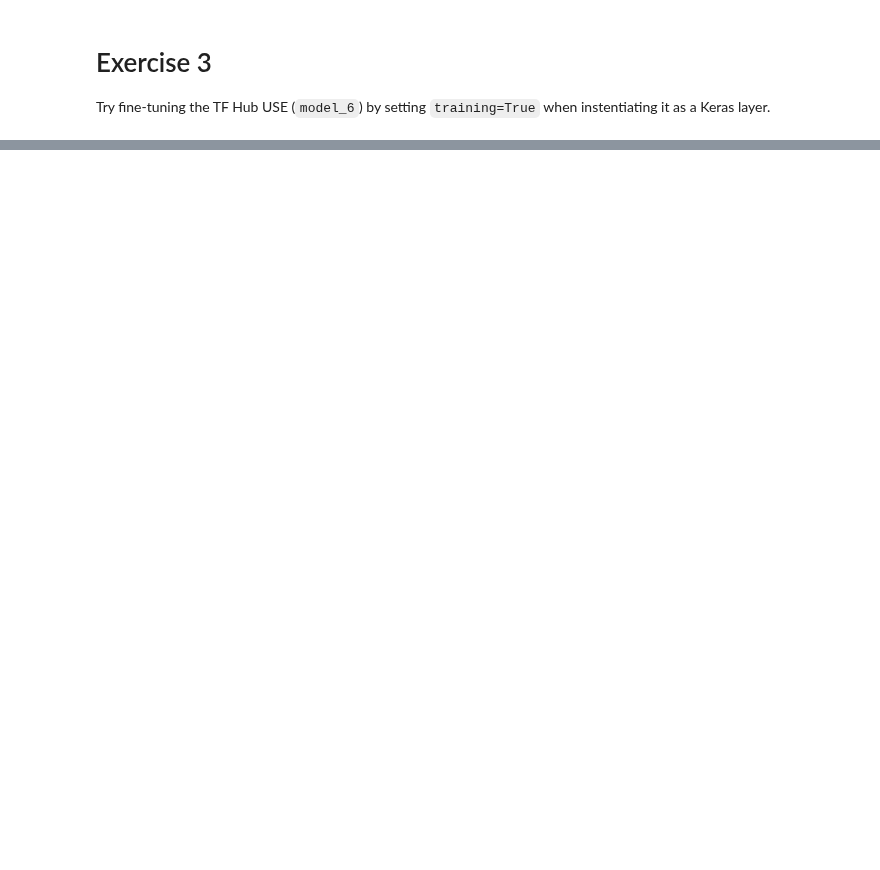
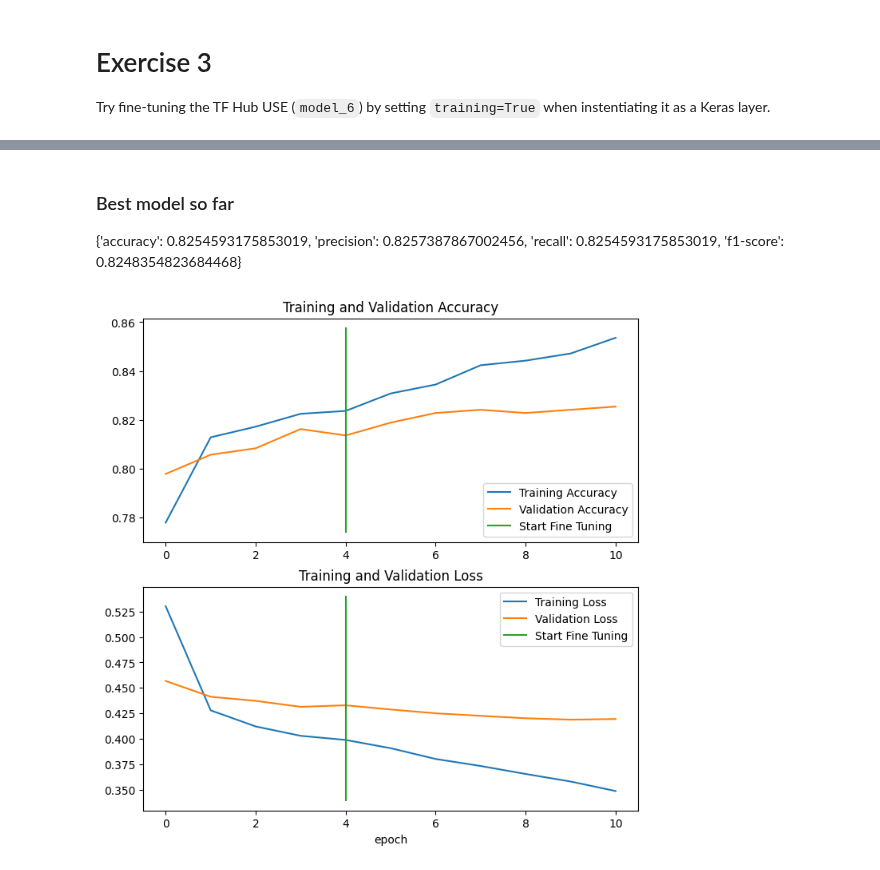
Before and after one commit to pawelkiszczak/tensorflow, a Jupyter notebook: colab_notebooks/08_notebook_exercises.ipynb, the cells around one changed output, grey strips where cells are left out. Saved outputs shown, nothing was run; the diff lists cells and outputs as text; code cells hidden in the pictures; blank space fills up the shorter version.

Commit message:
08 notebook exercises, 4 done

```diff
--- a/colab_notebooks/08_notebook_exercises.ipynb
+++ b/colab_notebooks/08_notebook_exercises.ipynb
@@ -491,0 +523,7 @@ Try fine-tuning the TF Hub USE (`model_6`) by setting `training=True` when inste
+# %%
+# Create a Keras Layer using the USE pretrained layer from TensorFlow Hub
+sentence_encoder_layer = hub.KerasLayer(handle=USE_URL,
+                                        input_shape=[],
+                                        dtype=tf.string,
+                                        trainable=False,
+                                        name='USE_fine_tuned')
@@ -491,0 +614,32 @@ Try fine-tuning the TF Hub USE (`model_6`) by setting `training=True` when inste
+# %%
+# Recompile the model for fine-tuning
+model_6.compile(loss=tf.keras.losses.BinaryCrossentropy(),
+                optimizer=tf.keras.optimizers.Adam(learning_rate=1.5e-5),
+                metrics=['accuracy'])
+# %%
+# Create ModelCheckpoint to save the best model trained
+from tensorflow.keras.callbacks import ModelCheckpoint
+
+CKPT_SAVE_DIR = "/content/drive/MyDrive/tensorflow/models/08_exercise_model_6_fine_tuned/checkpoint_model_6"
+
+model_checkpoint_callback = ModelCheckpoint(filepath=CKPT_SAVE_DIR,
+                                            monitor='val_loss',
+                                            verbose=1,
+                                            save_best_only=True,
+                                            save_freq='epoch')
+# %%
+# Fine-tune the model
+tf.random.set_seed(42)
+
+fine_tuning_epochs = 5
+total_epochs = initial_epochs + fine_tuning_epochs
+
+model_6_fine_tuned_history = model_6.fit(train_sentences,
+                                         train_labels,
+                                         epochs=total_epochs,
+                                         initial_epoch=model_6_history.epoch[-1],
+                                         validation_data=(val_sentences, val_labels),
+                                         callbacks=[create_tensorboard_callback(SAVE_DIR,
+                                                                                'model_6_USE_fine_tuned'),
+                                                    model_checkpoint_callback]
+                                         )
@@ -491,0 +670,13 @@ Try fine-tuning the TF Hub USE (`model_6`) by setting `training=True` when inste
+# %% [markdown]
+### Best model so far
+
+{'accuracy': 0.8254593175853019,
+ 'precision': 0.8257387867002456,
+ 'recall': 0.8254593175853019,
+ 'f1-score': 0.8248354823684468}
+# %%
+from helper_functions import compare_historys
+
+compare_historys(model_6_history, model_6_fine_tuned_history, initial_epochs)
+# %% [output]
+[figure, added]
```
Also changed, not shown: parts of 38 cells of this notebook.
